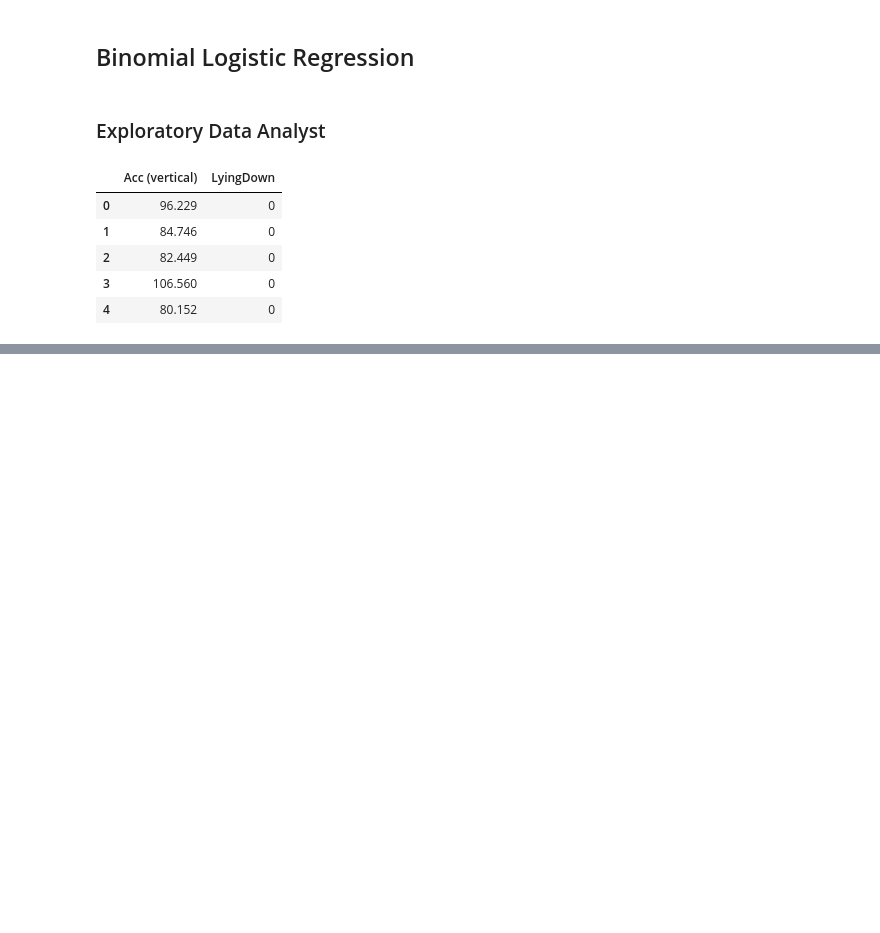
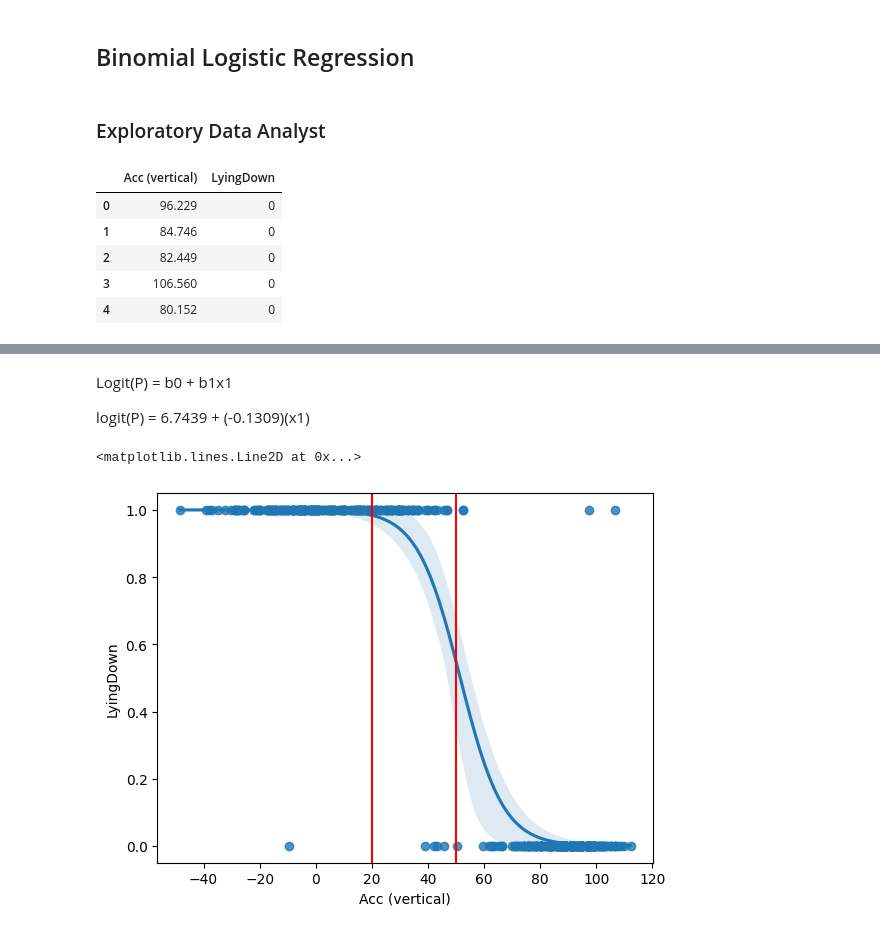
Before and after one commit to AfobCode/LearningPython, a Jupyter notebook: Regression_Analysis/binomial_logistic_regression_intro.ipynb, the cells around one changed output, grey strips where cells are left out. Saved outputs shown, nothing was run; the diff lists cells and outputs as text; code cells hidden in the pictures; blank space fills up the shorter version.

Commit message:
Understanding the logistic regression and how to get the predictions

```diff
--- a/Regression_Analysis/binomial_logistic_regression_intro.ipynb
+++ b/Regression_Analysis/binomial_logistic_regression_intro.ipynb
@@ -25,0 +59,17 @@ raw_data.head()
+# %% [markdown]
+Logit(P) = b0 + b1x1
+
+logit(P) = 6.7439 + (-0.1309)(x1)
+# %%
+sns.regplot(
+    data = raw_data,
+    x = 'Acc (vertical)',
+    y = 'LyingDown',
+    logistic= True
+)
+
+plt.axvline(20,color= 'red')
+plt.axvline(50,color= 'red')
+# %% [output]
+<matplotlib.lines.Line2D at 0x...>
+[figure, added]
```
Also changed, not shown: parts of 9 cells of this notebook.
